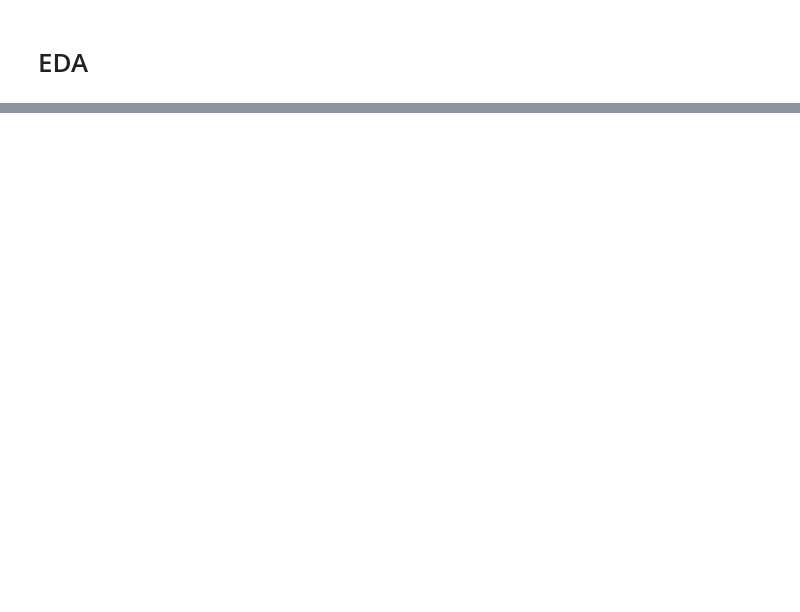
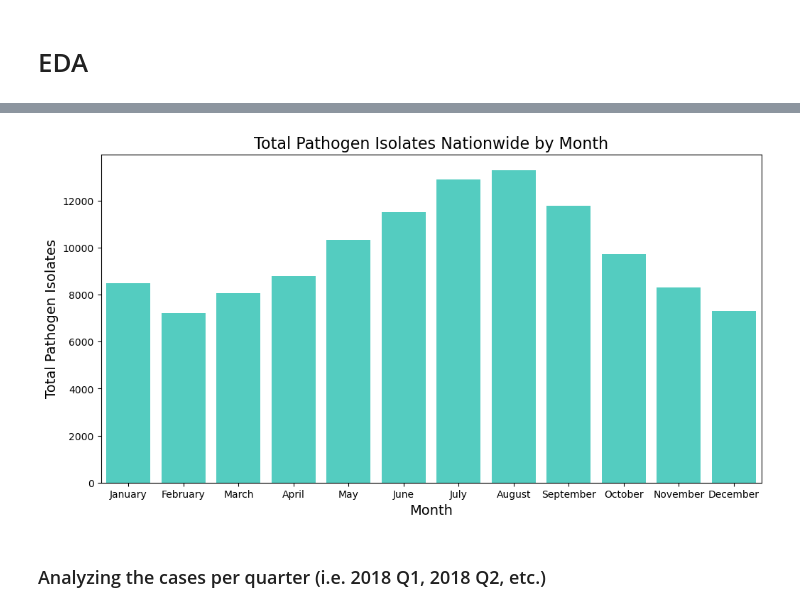
Before and after one commit to NikkiLa1/DS-5610-EDA-Final, a Jupyter notebook: EDA Code.ipynb, the cells around one changed output, grey strips where cells are left out. Drawn from its saved outputs; the diff is of its cells as text; code cells hidden in the pictures; blank space fills up the shorter version.

```diff
--- a/EDA Code.ipynb
+++ b/EDA Code.ipynb
@@ -162,0 +185,5 @@ counts_per_year = merged_df.groupby(['year', 'pathogen']).size().unstack(fill_va
+# %%
+# create a dataframe counts_per_month
+counts_per_month = merged_df.groupby(['month', 'pathogen']).size().unstack(fill_value=0)
+counts_per_month['Total'] = counts_per_month['Campylobacter'] + counts_per_month['STEC'] + counts_per_month['Salmonella'] + counts_per_month['Shigella'] + counts_per_month['Vibrio']
+counts_per_month.head()
@@ -162,0 +198,13 @@ counts_per_year = merged_df.groupby(['year', 'pathogen']).size().unstack(fill_va
+# %%
+# visualizing total pathogen isolates nationwide by month
+plt.figure(figsize=(12, 6))
+ax = sns.barplot(x='month', y='Total', data=counts_per_month, color='turquoise')
+plt.title('Total Pathogen Isolates Nationwide by Month', fontsize=16)
+plt.xlabel('Month', fontsize = 14)
+ax.set_xticklabels(['January', 'February', 'March', 'April', 'May', 'June', 'July', 'August', 'September', 'October', 'November', 'December'])
+plt.ylabel('Total Pathogen Isolates', fontsize = 14)
+plt.show()
+# %% [output]
+[figure, added]
+# %% [markdown]
+### Analyzing the cases per quarter (i.e. 2018 Q1, 2018 Q2, etc.)
```
Also changed, not shown: parts of 18 cells of this notebook.
